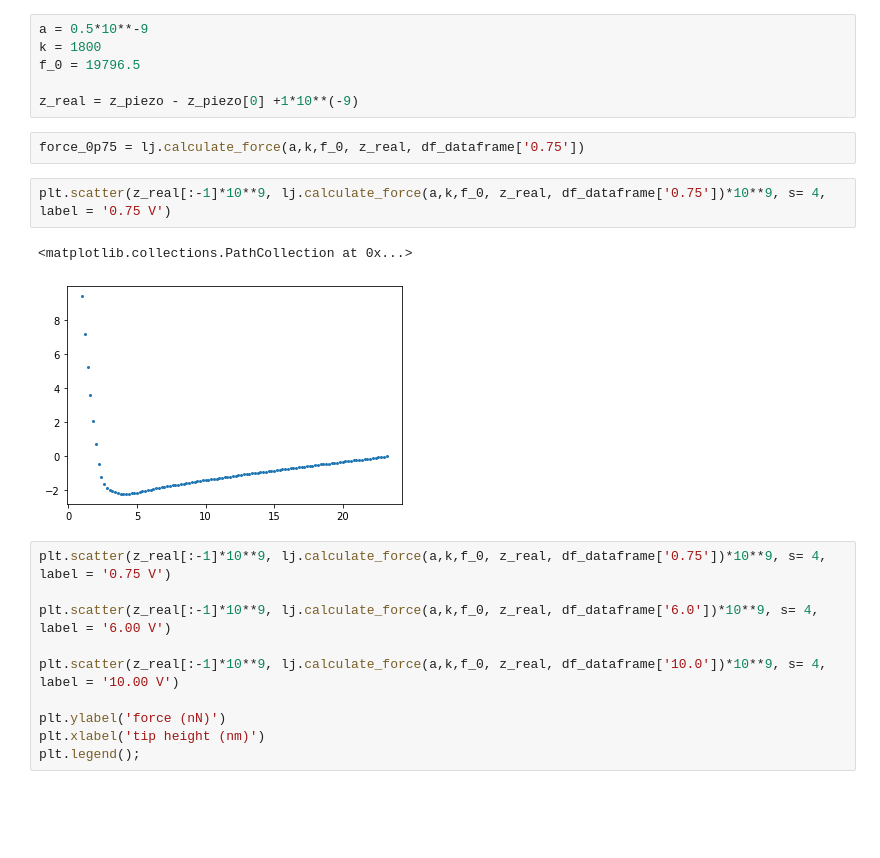
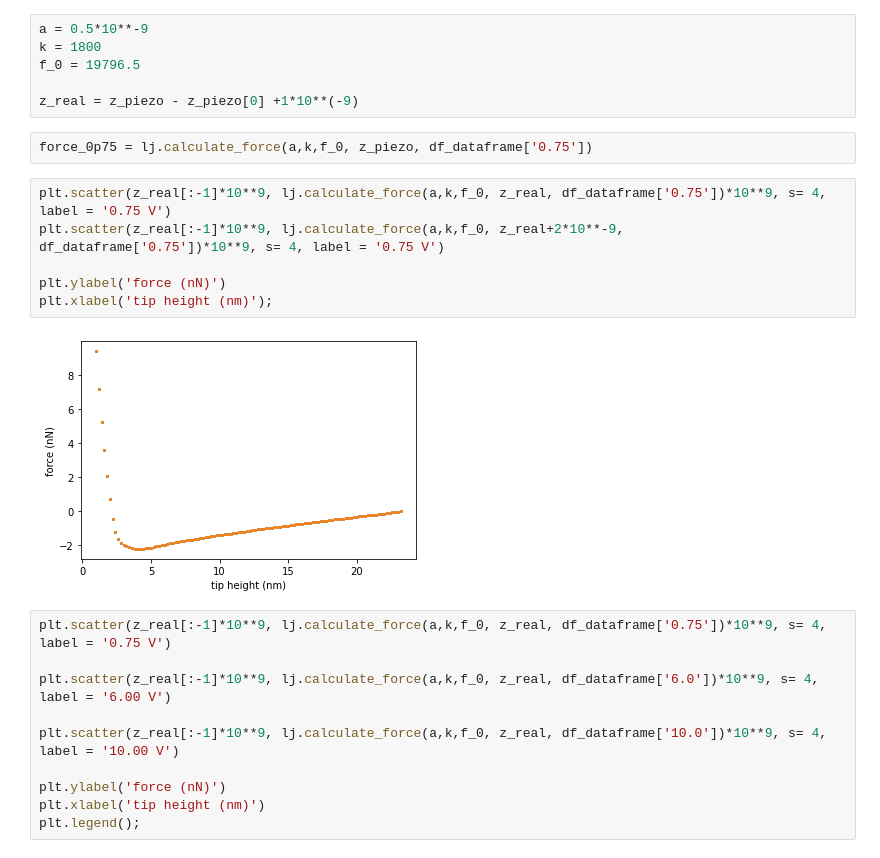
Before and after one commit to phys201/nc_AFM, a Jupyter notebook: df_to_force.ipynb, the cells around one changed output. Cells and saved outputs as stored; diff of their text form; blank space fills up the shorter version.

```diff
--- a/df_to_force.ipynb
+++ b/df_to_force.ipynb
@@ -15,12 +15,15 @@ f_0 = 19796.5
 
 z_real = z_piezo - z_piezo[0] +1*10**(-9)
 # %%
-force_0p75 = lj.calculate_force(a,k,f_0, z_real, df_dataframe['0.75'])
+force_0p75 = lj.calculate_force(a,k,f_0, z_piezo, df_dataframe['0.75'])
 # %%
 plt.scatter(z_real[:-1]*10**9, lj.calculate_force(a,k,f_0, z_real, df_dataframe['0.75'])*10**9, s= 4, label = '0.75 V')
+plt.scatter(z_real[:-1]*10**9, lj.calculate_force(a,k,f_0, z_real+2*10**-9, df_dataframe['0.75'])*10**9, s= 4, label = '0.75 V')
+
+plt.ylabel('force (nN)')
+plt.xlabel('tip height (nm)');
 # %% [output]
-<matplotlib.collections.PathCollection at 0x...>
-[figure, old version]
+[figure, new version]
 # %%
 plt.scatter(z_real[:-1]*10**9, lj.calculate_force(a,k,f_0, z_real, df_dataframe['0.75'])*10**9, s= 4, label = '0.75 V')
 
```
Also changed, not shown: parts of 3 cells of this notebook, 1 other file.
